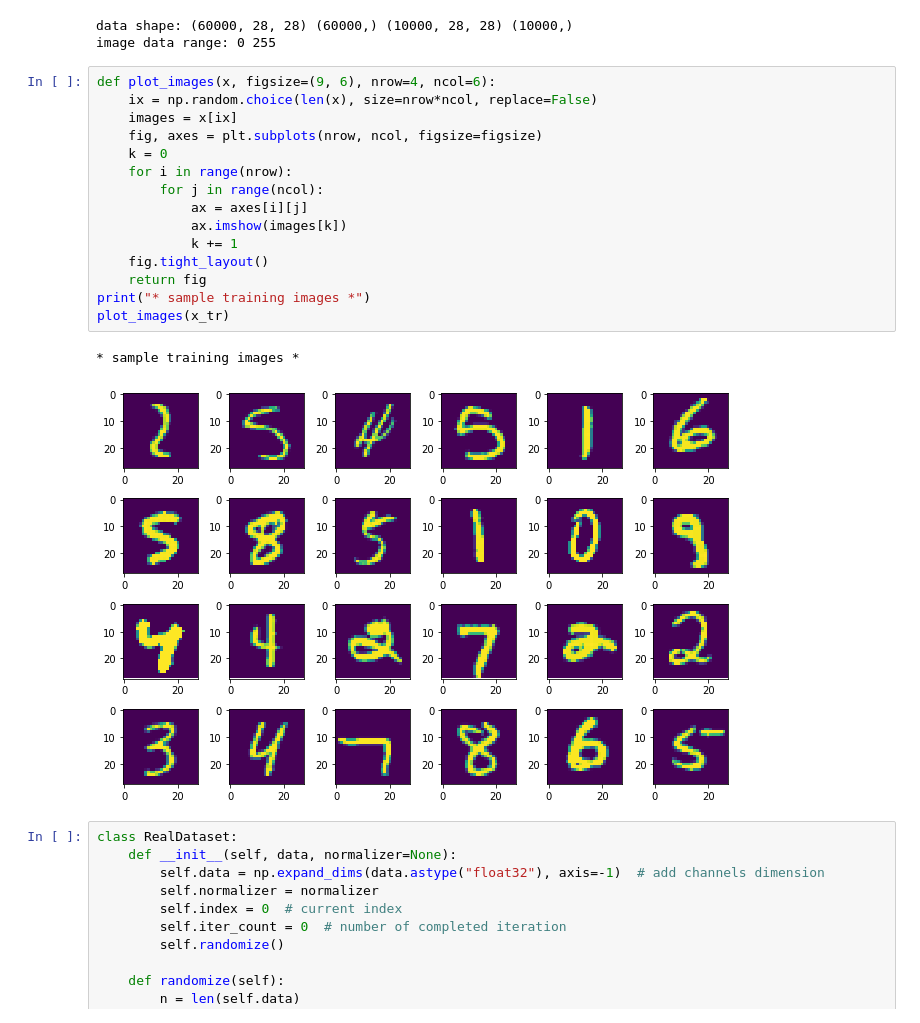
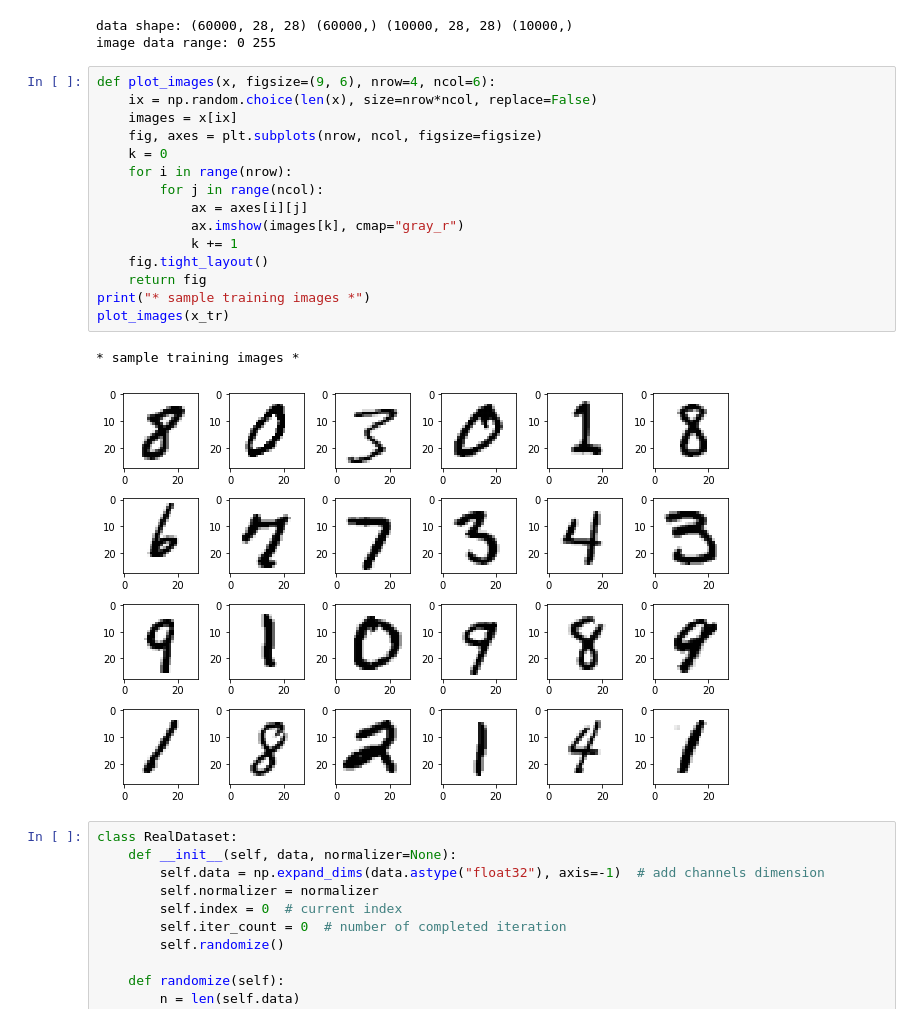
Before and after one commit to kota7/ilearn-gan, a Jupyter notebook: 2_gan-for-generating-mnist-images.ipynb, the cells around one changed output. Cells and saved outputs as stored; diff of their text form.

```diff
--- a/2_gan-for-generating-mnist-images.ipynb
+++ b/2_gan-for-generating-mnist-images.ipynb
@@ -27,21 +28,21 @@ image data range: 0 255
 # %%
 def plot_images(x, figsize=(9, 6), nrow=4, ncol=6):
     ix = np.random.choice(len(x), size=nrow*ncol, replace=False)
     images = x[ix]
     fig, axes = plt.subplots(nrow, ncol, figsize=figsize)
     k = 0
     for i in range(nrow):
         for j in range(ncol):
             ax = axes[i][j]
-            ax.imshow(images[k])
+            ax.imshow(images[k], cmap="gray_r")
             k += 1
     fig.tight_layout()
     return fig
 print("* sample training images *")
 plot_images(x_tr)
 # %% [output]
 * sample training images *
-[figure, old version]
+[figure, new version]
 # %%
 class RealDataset:
     def __init__(self, data, normalizer=None):
```
Also changed, not shown: parts of 10 cells of this notebook.
